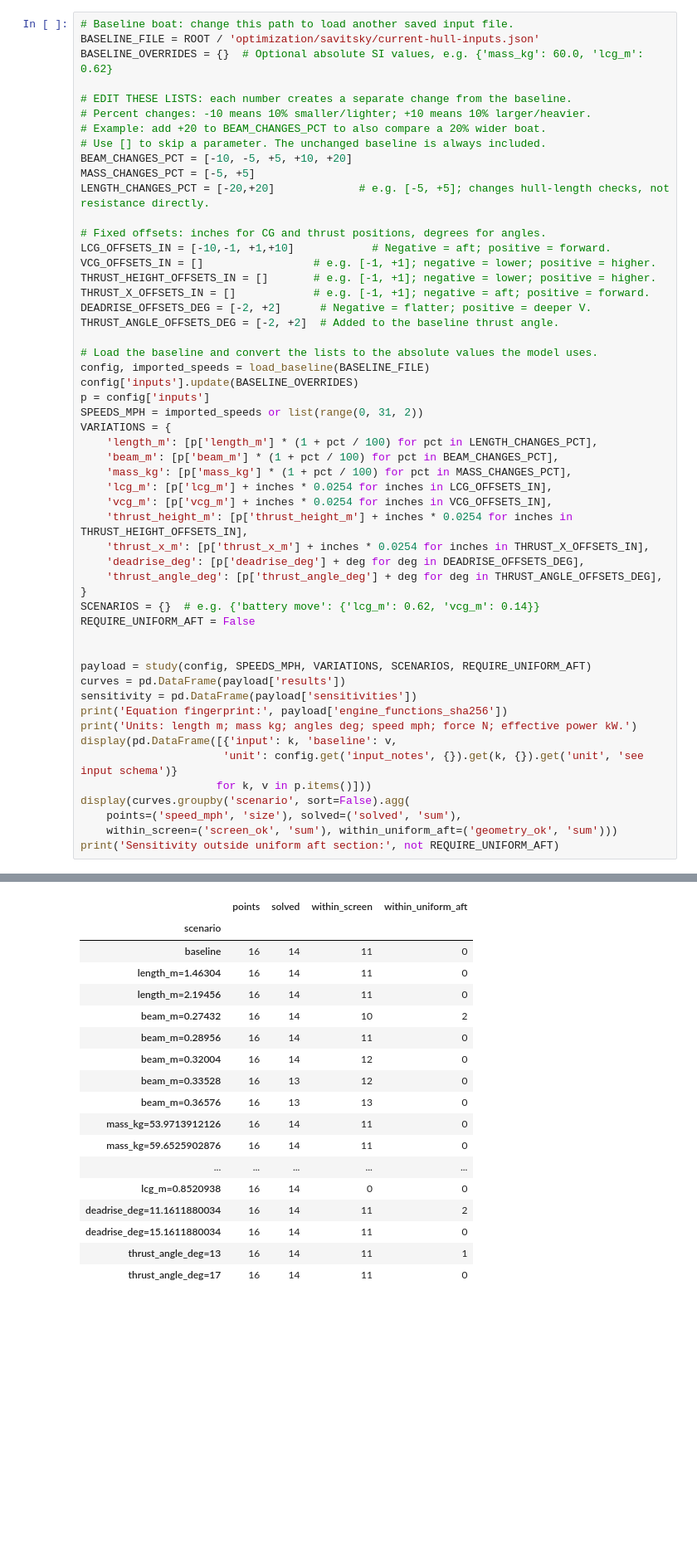
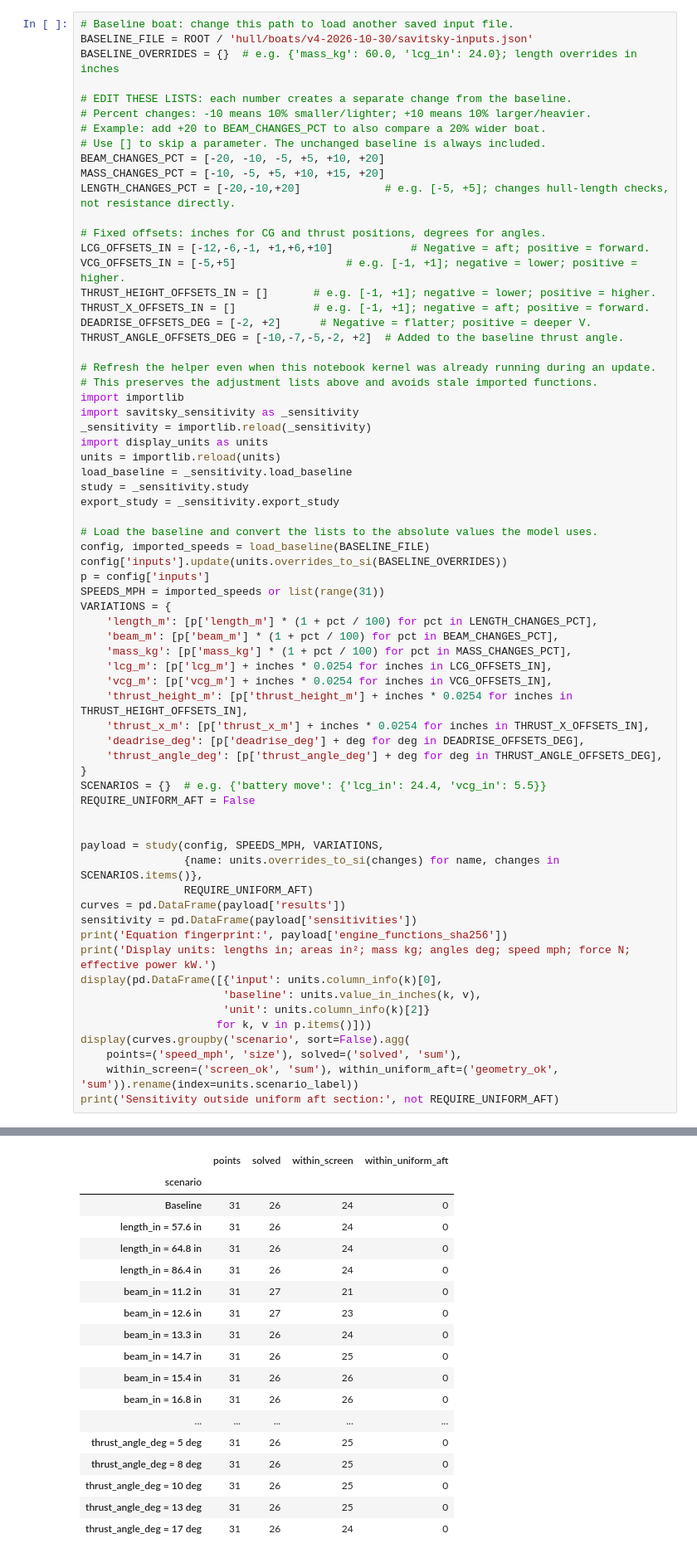
Before and after one commit to MarMar888/haav-modeling, a Jupyter notebook: hull/sensitivity-analysis.ipynb, the cells around one changed output, grey strips where cells are left out. Shown at 83% size. Drawn from its saved outputs; the diff is of its cells as text; blank space fills up the shorter version.

Commit message:
updated savitskey analysis with the current 10.30.26 eod hull design

```diff
--- a/hull/sensitivity-analysis.ipynb
+++ b/hull/sensitivity-analysis.ipynb
@@ -23,29 +31,40 @@ from savitsky_sensitivity import load_baseline, study, export_study
 # %%
 # Baseline boat: change this path to load another saved input file.
-BASELINE_FILE = ROOT / 'optimization/savitsky/current-hull-inputs.json'
-BASELINE_OVERRIDES = {}  # Optional absolute SI values, e.g. {'mass_kg': 60.0, 'lcg_m': 0.62}
+BASELINE_FILE = ROOT / 'hull/boats/v4-2026-10-30/savitsky-inputs.json'
+BASELINE_OVERRIDES = {}  # e.g. {'mass_kg': 60.0, 'lcg_in': 24.0}; length overrides in inches
 
 # EDIT THESE LISTS: each number creates a separate change from the baseline.
 # Percent changes: -10 means 10% smaller/lighter; +10 means 10% larger/heavier.
 # Example: add +20 to BEAM_CHANGES_PCT to also compare a 20% wider boat.
 # Use [] to skip a parameter. The unchanged baseline is always included.
-BEAM_CHANGES_PCT = [-10, -5, +5, +10, +20]
-MASS_CHANGES_PCT = [-5, +5]
-LENGTH_CHANGES_PCT = [-20,+20]             # e.g. [-5, +5]; changes hull-length checks, not resistance directly.
+BEAM_CHANGES_PCT = [-20, -10, -5, +5, +10, +20]
+MASS_CHANGES_PCT = [-10, -5, +5, +10, +15, +20]
+LENGTH_CHANGES_PCT = [-20,-10,+20]             # e.g. [-5, +5]; changes hull-length checks, not resistance directly.
 
 # Fixed offsets: inches for CG and thrust positions, degrees for angles.
-LCG_OFFSETS_IN = [-10,-1, +1,+10]            # Negative = aft; positive = forward.
-VCG_OFFSETS_IN = []                 # e.g. [-1, +1]; negative = lower; positive = higher.
+LCG_OFFSETS_IN = [-12,-6,-1, +1,+6,+10]            # Negative = aft; positive = forward.
+VCG_OFFSETS_IN = [-5,+5]                 # e.g. [-1, +1]; negative = lower; positive = higher.
 THRUST_HEIGHT_OFFSETS_IN = []       # e.g. [-1, +1]; negative = lower; positive = higher.
 THRUST_X_OFFSETS_IN = []            # e.g. [-1, +1]; negative = aft; positive = forward.
 DEADRISE_OFFSETS_DEG = [-2, +2]      # Negative = flatter; positive = deeper V.
-THRUST_ANGLE_OFFSETS_DEG = [-2, +2]  # Added to the baseline thrust angle.
+THRUST_ANGLE_OFFSETS_DEG = [-10,-7,-5,-2, +2]  # Added to the baseline thrust angle.
+
+# Refresh the helper even when this notebook kernel was already running during an update.
+# This preserves the adjustment lists above and avoids stale imported functions.
+import importlib
+import savitsky_sensitivity as _sensitivity
+_sensitivity = importlib.reload(_sensitivity)
+import display_units as units
+units = importlib.reload(units)
+load_baseline = _sensitivity.load_baseline
+study = _sensitivity.study
+export_study = _sensitivity.export_study
 
 # Load the baseline and convert the lists to the absolute values the model uses.
 config, imported_speeds = load_baseline(BASELINE_FILE)
-config['inputs'].update(BASELINE_OVERRIDES)
+config['inputs'].update(units.overrides_to_si(BASELINE_OVERRIDES))
 p = config['inputs']
-SPEEDS_MPH = imported_speeds or list(range(0, 31, 2))
+SPEEDS_MPH = imported_speeds or list(range(31))
 VARIATIONS = {
     'length_m': [p['length_m'] * (1 + pct / 100) for pct in LENGTH_CHANGES_PCT],
     'beam_m': [p['beam_m'] * (1 + pct / 100) for pct in BEAM_CHANGES_PCT],
@@ -57,21 +76,24 @@ VARIATIONS = {
     'deadrise_deg': [p['deadrise_deg'] + deg for deg in DEADRISE_OFFSETS_DEG],
     'thrust_angle_deg': [p['thrust_angle_deg'] + deg for deg in THRUST_ANGLE_OFFSETS_DEG],
 }
-SCENARIOS = {}  # e.g. {'battery move': {'lcg_m': 0.62, 'vcg_m': 0.14}}
+SCENARIOS = {}  # e.g. {'battery move': {'lcg_in': 24.4, 'vcg_in': 5.5}}
 REQUIRE_UNIFORM_AFT = False
 
 
-payload = study(config, SPEEDS_MPH, VARIATIONS, SCENARIOS, REQUIRE_UNIFORM_AFT)
+payload = study(config, SPEEDS_MPH, VARIATIONS,
+                {name: units.overrides_to_si(changes) for name, changes in SCENARIOS.items()},
+                REQUIRE_UNIFORM_AFT)
 curves = pd.DataFrame(payload['results'])
 sensitivity = pd.DataFrame(payload['sensitivities'])
 print('Equation fingerprint:', payload['engine_functions_sha256'])
-print('Units: length m; mass kg; angles deg; speed mph; force N; effective power kW.')
-display(pd.DataFrame([{'input': k, 'baseline': v,
-                      'unit': config.get('input_notes', {}).get(k, {}).get('unit', 'see input schema')}
+print('Display units: lengths in; areas in²; mass kg; angles deg; speed mph; force N; effective power kW.')
+display(pd.DataFrame([{'input': units.column_info(k)[0],
+                      'baseline': units.value_in_inches(k, v),
+                      'unit': units.column_info(k)[2]}
                      for k, v in p.items()]))
 display(curves.groupby('scenario', sort=False).agg(
     points=('speed_mph', 'size'), solved=('solved', 'sum'),
-    within_screen=('screen_ok', 'sum'), within_uniform_aft=('geometry_ok', 'sum')))
+    within_screen=('screen_ok', 'sum'), within_uniform_aft=('geometry_ok', 'sum')).rename(index=units.scenario_label))
 print('Sensitivity outside uniform aft section:', not REQUIRE_UNIFORM_AFT)
 # %% [output]
 Equation fingerprint: beea4b9359303787728b3c9ba4a1cdbd7ed55d93c2c105ee1c87d572b792f567
@@ -94,23 +116,23 @@ Units: length m; mass kg; angles deg; speed mph; force N; effective power kW.
 | 14 | flap_span_ratio | 0.000000 | 1 |
 | 15 | flap_angle_deg | 0.000000 | deg |
 |  | points | solved | within_screen | within_uniform_aft |
 | scenario |  |  |  |  |
-| baseline | 16 | 14 | 11 | 0 |
-| length_m=1.46304 | 16 | 14 | 11 | 0 |
-| length_m=2.19456 | 16 | 14 | 11 | 0 |
-| beam_m=0.27432 | 16 | 14 | 10 | 2 |
-| beam_m=0.28956 | 16 | 14 | 11 | 0 |
-| beam_m=0.32004 | 16 | 14 | 12 | 0 |
-| beam_m=0.33528 | 16 | 13 | 12 | 0 |
-| beam_m=0.36576 | 16 | 13 | 13 | 0 |
-| mass_kg=53.9713912126 | 16 | 14 | 11 | 0 |
-| mass_kg=59.6525902876 | 16 | 14 | 11 | 0 |
+| Baseline | 31 | 26 | 24 | 0 |
+| length_in = 57.6 in | 31 | 26 | 24 | 0 |
+| length_in = 64.8 in | 31 | 26 | 24 | 0 |
+| length_in = 86.4 in | 31 | 26 | 24 | 0 |
+| beam_in = 11.2 in | 31 | 27 | 21 | 0 |
+| beam_in = 12.6 in | 31 | 27 | 23 | 0 |
+| beam_in = 13.3 in | 31 | 26 | 24 | 0 |
+| beam_in = 14.7 in | 31 | 26 | 25 | 0 |
+| beam_in = 15.4 in | 31 | 26 | 26 | 0 |
+| beam_in = 16.8 in | 31 | 26 | 26 | 0 |
 | ... | ... | ... | ... | ... |
-| lcg_m=0.8520938 | 16 | 14 | 0 | 0 |
-| deadrise_deg=11.1611880034 | 16 | 14 | 11 | 2 |
-| deadrise_deg=15.1611880034 | 16 | 14 | 11 | 0 |
-| thrust_angle_deg=13 | 16 | 14 | 11 | 1 |
-| thrust_angle_deg=17 | 16 | 14 | 11 | 0 |
+| thrust_angle_deg = 5 deg | 31 | 26 | 25 | 0 |
+| thrust_angle_deg = 8 deg | 31 | 26 | 25 | 0 |
+| thrust_angle_deg = 10 deg | 31 | 26 | 25 | 0 |
+| thrust_angle_deg = 13 deg | 31 | 26 | 25 | 0 |
+| thrust_angle_deg = 17 deg | 31 | 26 | 24 | 0 |
 Sensitivity outside uniform aft section: True
 # %% [markdown]
 Select `PLOT_PARAMETER`. Options:
```
Also changed, not shown: parts of 14 cells of this notebook, 21 other files.
